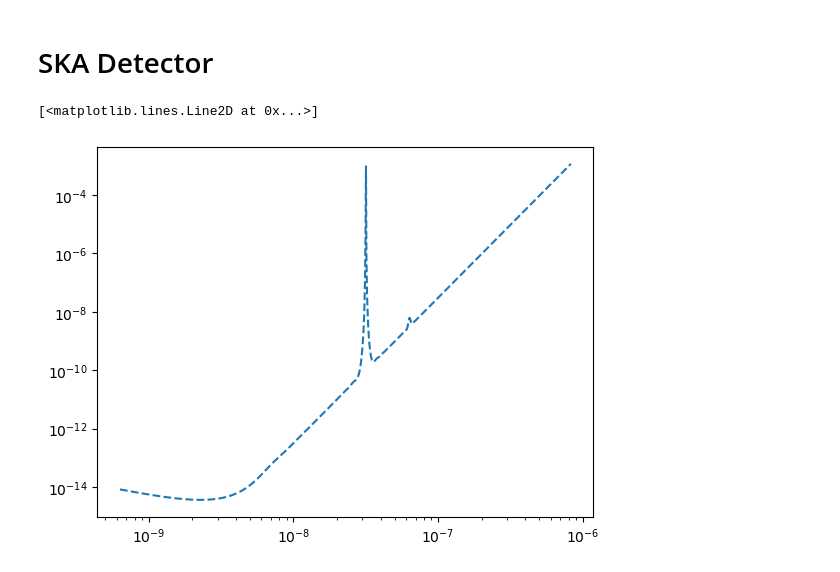
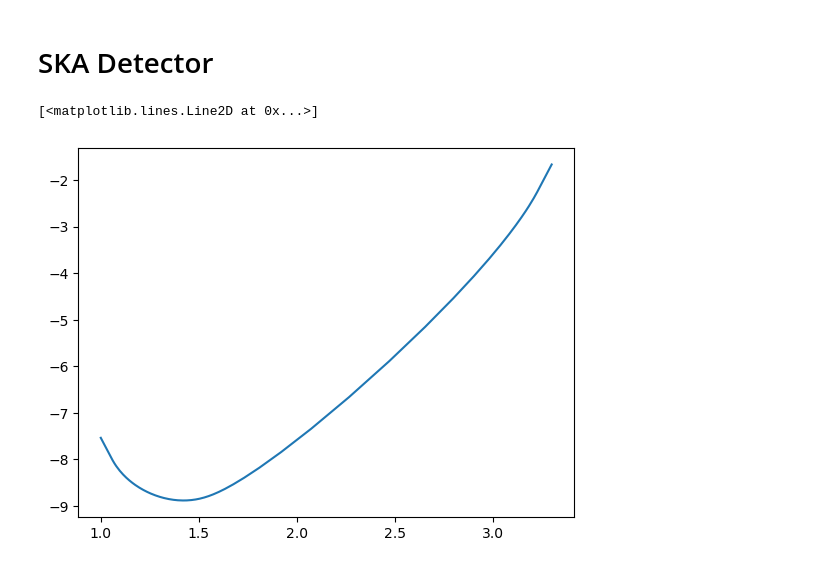
Before and after one commit to ChiaraMingarelli/omega_gw, a Jupyter notebook: codes/omega_gw_figs.ipynb, the cells around one changed output. Cells and saved outputs as stored; diff of their text form; code cells hidden in the pictures.

```diff
--- a/codes/omega_gw_figs.ipynb
+++ b/codes/omega_gw_figs.ipynb
@@ -173,12 +191,26 @@ cadence_SKA = 1/(u.wk.to('yr')*u.yr) #Avg observation cadence of 1 every week in
 SKA_WN = detector.PTA('SKA, WN Only', N_p_SKA, T_obs=T_SKA, cadence=cadence_SKA, sigma=sigma_SKA)
 # %%
 #SKA_WN = detector.PTA('SKA, WN Only',T_SKA,N_p_SKA,sigma_SKA,cadence_SKA)
-# %%
-fig = plt.figure()
-ax = fig.add_subplot(1, 1, 1)
-
-plt.loglog(SKA_WN.fT, hc_Om_gw(SKA_WN.fT, SKA_WN.h_n_f), label = "SKA", ls="--")
-#plt.savefig("ska.pdf")
-# %% [output]
-[<matplotlib.lines.Line2D at 0x...>]
-[figure, removed]
+# %%
+#Convert to log scale to faciliate violin plots later
+
+#for LIGO data
+logFreq_aligo = [np.log10(x) for x in aligo_dat['freq']]
+logOm_aligo = [np.log10(x) for x in aligo_dat['omega']]
+
+#for LISA data
+logFreq_LISA = [np.log10(x) for x in lisa_dat['freq']]
+logOm_LISA = [np.log10(x) for x in lisa_dat['omega']]
+
+#for ET
+logFreq_ET = [np.log10(x) for x in et_curve['freq'][n:]]
+logOm_ET = [np.log10(x) for x in et_curve['Sum'][n:]]
+
+#for CE
+logFreq_CE = [np.log10(x) for x in ce_curve['freq'][n:]]
+logOm_CE = [np.log10(x) for x in  ce_curve['CE'][n:]]
+# %%
+plt.plot(logFreq_aligo, logOm_aligo)
+# %% [output]
+[<matplotlib.lines.Line2D at 0x...>]
+[figure, added]
```
Also changed, not shown: parts of 7 cells of this notebook.
